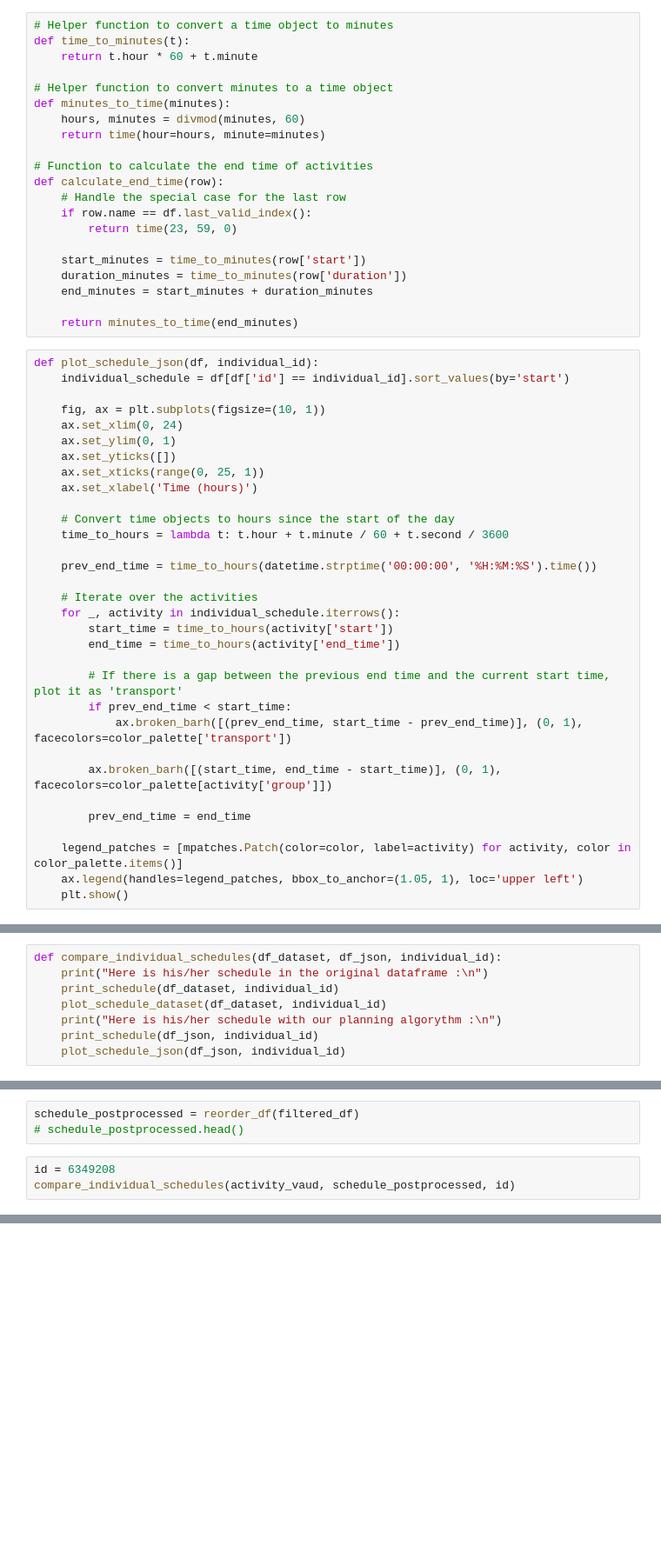
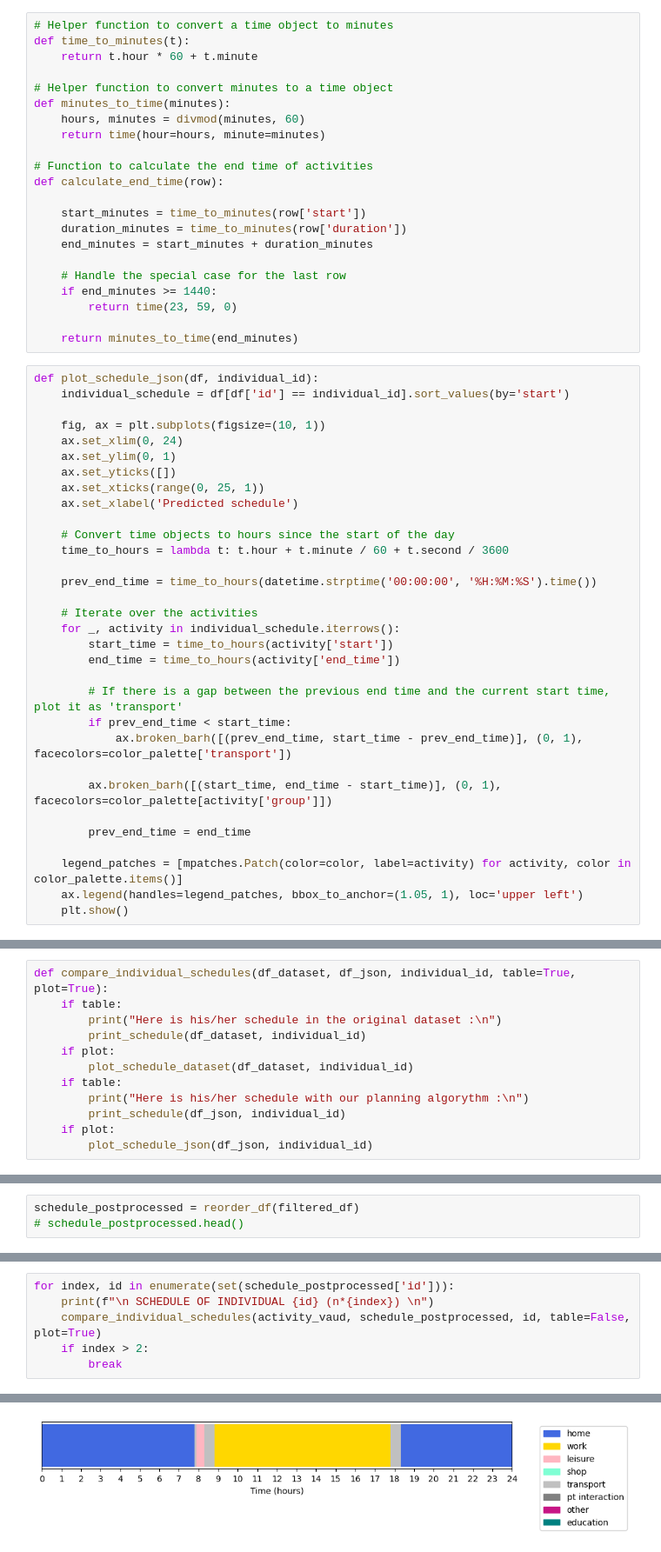
Before and after one commit to phellich/scheduling, a Jupyter notebook: postprocessing.ipynb, the cells around one changed output, grey strips where cells are left out. Shown at 87% size. Drawn from its saved outputs; the diff is of its cells as text; blank space fills up the shorter version.

```diff
--- a/postprocessing.ipynb
+++ b/postprocessing.ipynb
@@ -152,14 +152,15 @@ def minutes_to_time(minutes):
 
 # Function to calculate the end time of activities
 def calculate_end_time(row):
-    # Handle the special case for the last row
-    if row.name == df.last_valid_index():
-        return time(23, 59, 0)
 
     start_minutes = time_to_minutes(row['start'])
     duration_minutes = time_to_minutes(row['duration'])
     end_minutes = start_minutes + duration_minutes
 
+    # Handle the special case for the last row
+    if end_minutes >= 1440:
+        return time(23, 59, 0)
+
     return minutes_to_time(end_minutes)
 # %%
 def plot_schedule_json(df, individual_id):
@@ -170,7 +171,7 @@ def plot_schedule_json(df, individual_id):
     ax.set_ylim(0, 1)
     ax.set_yticks([])
     ax.set_xticks(range(0, 25, 1))
-    ax.set_xlabel('Time (hours)')
+    ax.set_xlabel('Predicted schedule')
 
     # Convert time objects to hours since the start of the day
     time_to_hours = lambda t: t.hour + t.minute / 60 + t.second / 3600
@@ -202,13 +203,17 @@ def reorder_df(df):
     df = df[new_order]
     return df
 # %%
-def compare_individual_schedules(df_dataset, df_json, individual_id):
-    print("Here is his/her schedule in the original dataframe :\n")
-    print_schedule(df_dataset, individual_id)
-    plot_schedule_dataset(df_dataset, individual_id)
-    print("Here is his/her schedule with our planning algorythm :\n")
-    print_schedule(df_json, individual_id)
-    plot_schedule_json(df_json, individual_id)
+def compare_individual_schedules(df_dataset, df_json, individual_id, table=True, plot=True):
+    if table:
+        print("Here is his/her schedule in the original dataset :\n")
+        print_schedule(df_dataset, individual_id)
+    if plot:
+        plot_schedule_dataset(df_dataset, individual_id)
+    if table:
+        print("Here is his/her schedule with our planning algorythm :\n")
+        print_schedule(df_json, individual_id)
+    if plot:
+        plot_schedule_json(df_json, individual_id)
 # %% [markdown]
 #### Tests :
 # %%
@@ -229,6 +238,3 @@ filtered_df['end_time'] = filtered_df.apply(calculate_end_time, axis=1)
 # %%
 schedule_postprocessed = reorder_df(filtered_df)
 # schedule_postprocessed.head()
-# %%
-id = 6349208
-compare_individual_schedules(activity_vaud, schedule_postprocessed, id)
@@ -254,0 +241,7 @@ Here is his/her schedule with our planning algorythm :
+# %%
+for index, id in enumerate(set(schedule_postprocessed['id'])):
+    print(f"\n SCHEDULE OF INDIVIDUAL {id} (n*{index}) \n")
+    compare_individual_schedules(activity_vaud, schedule_postprocessed, id, table=False, plot=True)
+    if index > 2:
+        break
+# %% [output]
@@ -254,0 +251 @@ Here is his/her schedule with our planning algorythm :
+[figure, added]
```
Also changed, not shown: parts of 7 cells of this notebook, 7 other files.
